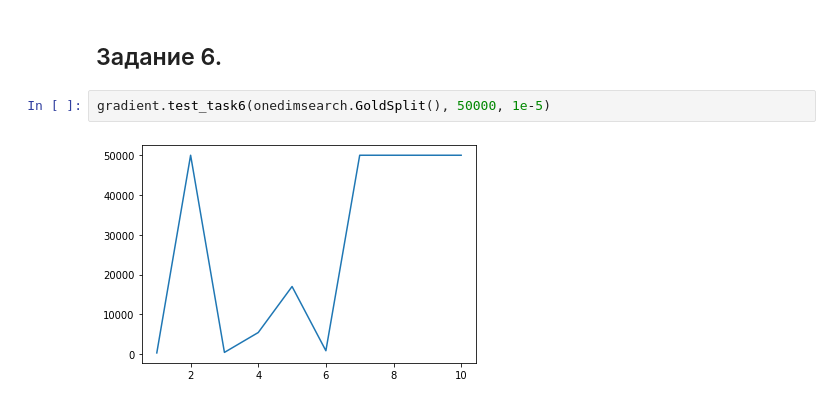
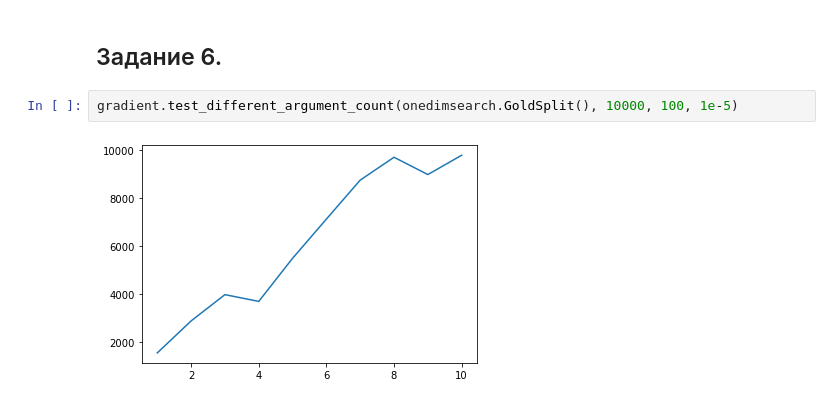
Before and after one commit to alexanderlvarfolomeev/meth-opt-1, a Jupyter notebook: methopts-01.ipynb, the cells around one changed output. Cells and saved outputs as stored; diff of their text form.

Commit message:
Task 6. Added an average epoch count

```diff
--- a/methopts-01.ipynb
+++ b/methopts-01.ipynb
@@ -127,6 +141,6 @@ find_best_parabolic_schedule
 # %% [markdown]
 ## Задание 6.
 # %%
-gradient.test_task6(onedimsearch.GoldSplit(), 50000, 1e-5)
+gradient.test_different_argument_count(onedimsearch.GoldSplit(), 10000, 100, 1e-5)
 # %% [output]
-[figure, old version]
+[figure, new version]
```
Also changed, not shown: parts of 4 cells of this notebook, 1 other file.
